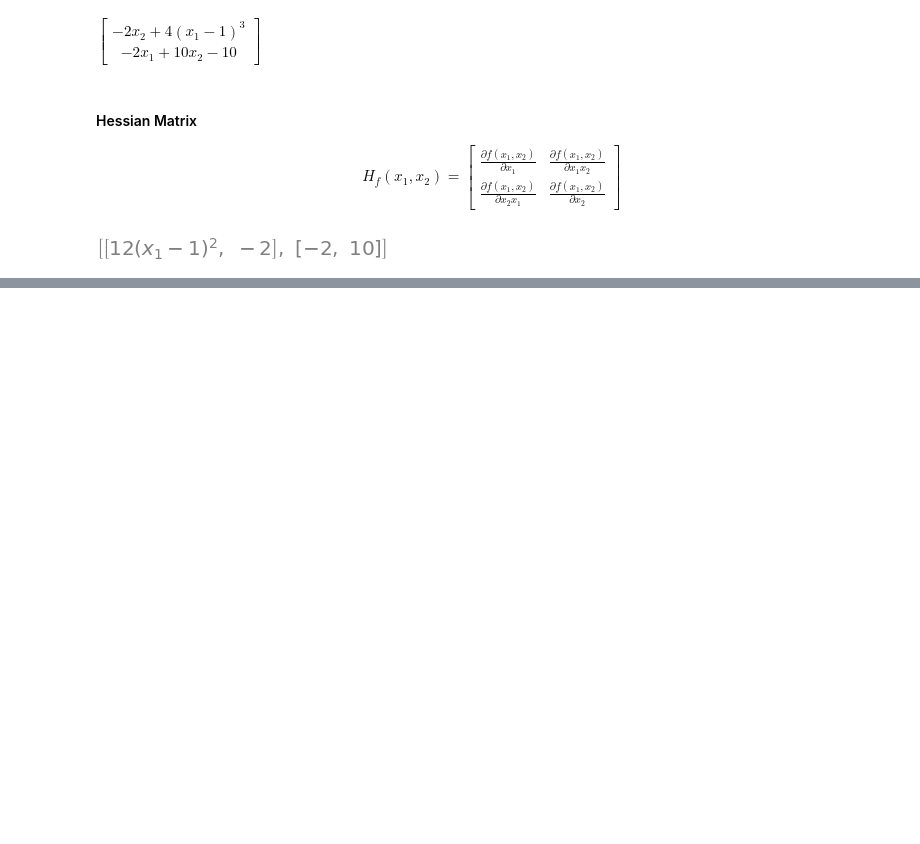
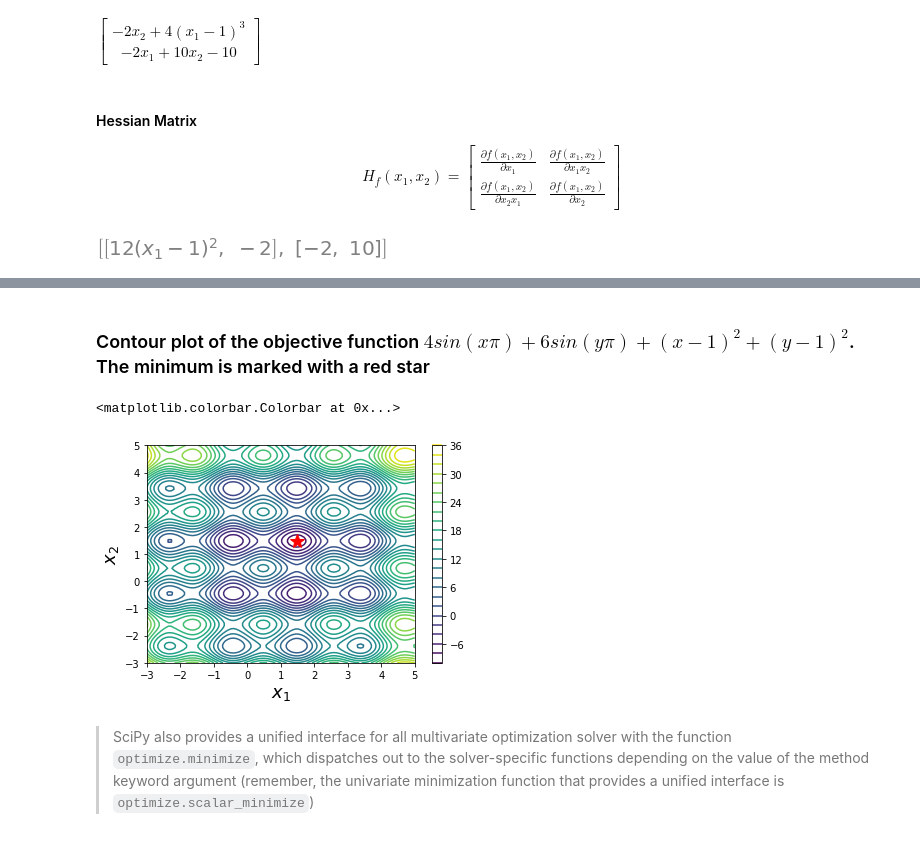
Before and after one commit to nickovchinnikov/NumericalPython, a Jupyter notebook: 5 Optimization/3 Unconstrained Multivariate Optimization.ipynb, the cells around one changed output, grey strips where cells are left out. Saved outputs shown, nothing was run; the diff lists cells and outputs as text; code cells hidden in the pictures; blank space fills up the shorter version.

Commit message:
Optimizations part 2

```diff
--- a/5 Optimization/3 Unconstrained Multivariate Optimization.ipynb
+++ b/5 Optimization/3 Unconstrained Multivariate Optimization.ipynb
@@ -145,0 +244,28 @@ f_x_hess_lmbda = sympy.lambdify((x1, x2), f_x_hess, 'numpy')
+# %% [markdown]
+### Contour plot of the objective function $4sin(x\pi)+ 6sin(y\pi)+(x − 1)^2+(y − 1)^2$. The minimum is marked with a red star
+# %%
+def func_X_Y_to_XY(f, X, Y):
+    """
+    Wrapper for f(X, Y) -> f([X, Y])
+    """
+    s = np.shape(X)
+    # ravel return a contiguous flattened array
+    return f(np.vstack([X.ravel(), Y.ravel()])).reshape(*s)
+
+fig, ax = plt.subplots(figsize=(6, 4))
+x_ = y_ = np.linspace(-3, 5, 100)
+X, Y = np.meshgrid(x_, y_)
+
+c = ax.contour(X, Y, func_X_Y_to_XY(f, X, Y), 25)
+
+# Mark min
+ax.plot(x_opt[0], x_opt[1], 'r*', markersize=15)
+
+ax.set_xlabel(r"$x_1$", fontsize=18)
+ax.set_ylabel(r"$x_2$", fontsize=18)
+plt.colorbar(c, ax=ax)
+# %% [output]
+<matplotlib.colorbar.Colorbar at 0x...>
+[figure, added]
+# %% [markdown]
+> SciPy also provides a unified interface for all multivariate optimization solver with the function `optimize.minimize`, which dispatches out to the solver-specific functions depending on the value of the method keyword argument (remember, the univariate minimization function that provides a unified interface is `optimize.scalar_minimize`)
```
Also changed, not shown: parts of 28 cells of this notebook.
